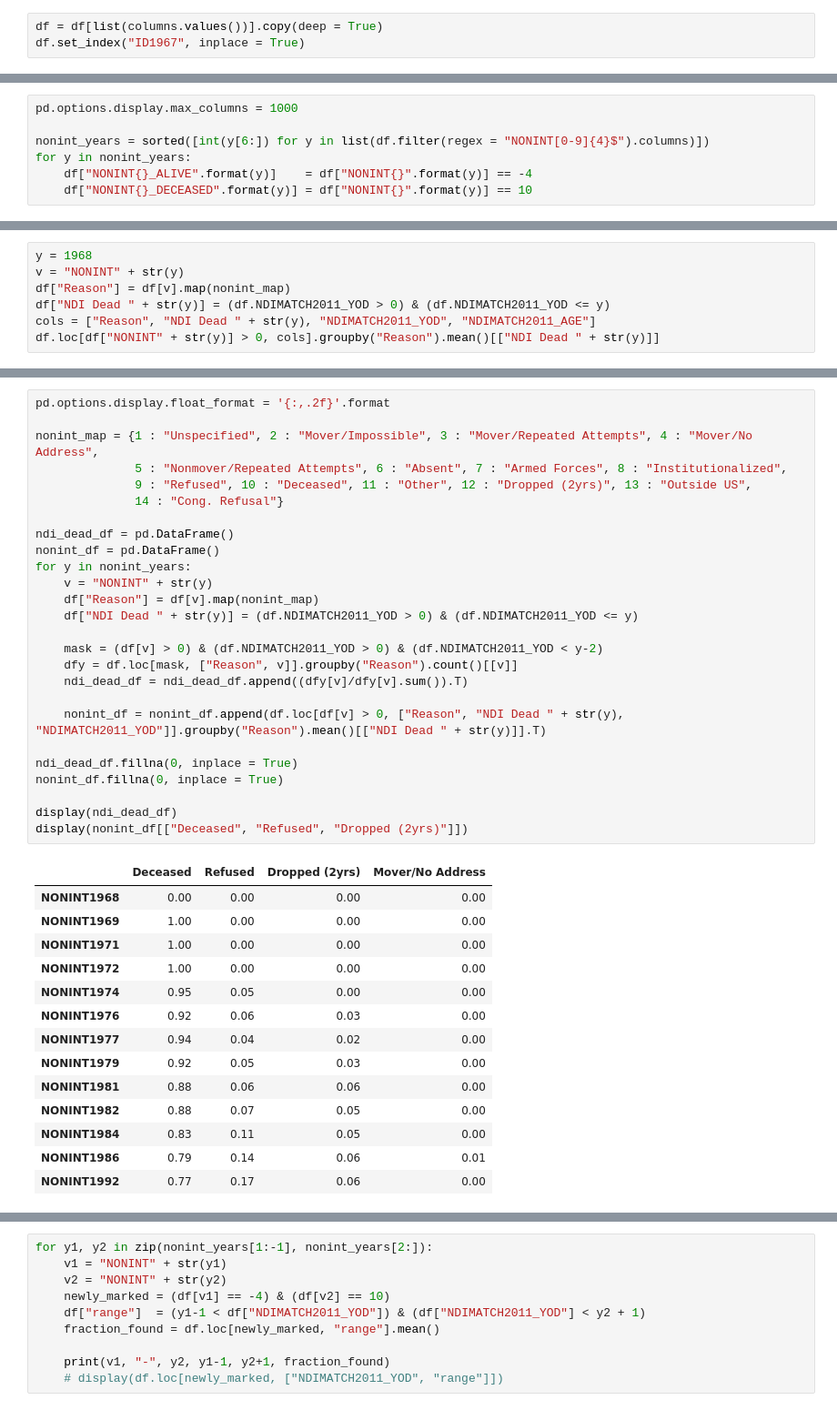
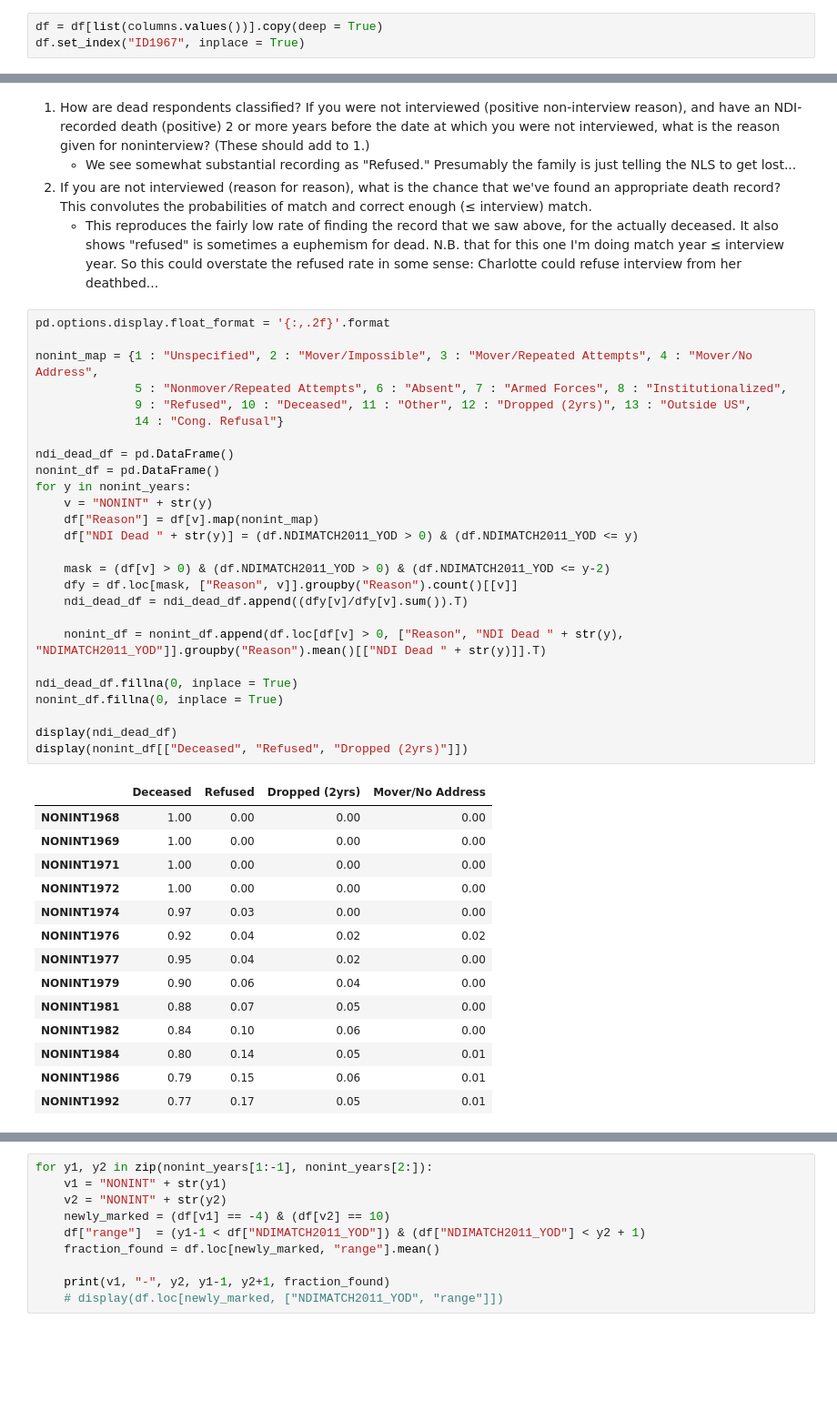
Before and after one commit to JamesSaxon/me2, a Jupyter notebook: data/me_ow.ipynb, the cells around one changed output, grey strips where cells are left out. Shown: that part at 91% size. Drawn from its saved outputs; the diff is of its cells as text; blank space fills up the shorter version.

```diff
--- a/data/me_ow.ipynb
+++ b/data/me_ow.ipynb
@@ -170,10 +194,3 @@ Let's look for three cases:
-# %%
-pd.options.display.max_columns = 1000
-
-nonint_years = sorted([int(y[6:]) for y in list(df.filter(regex = "NONINT[0-9]{4}$").columns)])
-for y in nonint_years:
-    df["NONINT{}_ALIVE".format(y)]    = df["NONINT{}".format(y)] == -4
-    df["NONINT{}_DECEASED".format(y)] = df["NONINT{}".format(y)] == 10
 # %%
 ssa03A, ndi11A, ssa11A = {}, {}, {}
 ssa03D, ndi11D, ssa11D = {}, {}, {}
@@ -213,7 +229,0 @@ pd.DataFrame({"SSA03 I>D"  : ssa03A,  "NDI11 I>D"  : ndi11A,  "SSA11 I>D"  : ssa
-# %%
-y = 1968
-v = "NONINT" + str(y)
-df["Reason"] = df[v].map(nonint_map)
-df["NDI Dead " + str(y)] = (df.NDIMATCH2011_YOD > 0) & (df.NDIMATCH2011_YOD <= y)
-cols = ["Reason", "NDI Dead " + str(y), "NDIMATCH2011_YOD", "NDIMATCH2011_AGE"]
-df.loc[df["NONINT" + str(y)] > 0, cols].groupby("Reason").mean()[["NDI Dead " + str(y)]]
@@ -232,44 +230,49 @@ df.loc[df["NONINT" + str(y)] > 0, cols].groupby("Reason").mean()[["NDI Dead " +
+# %% [markdown]
+1. How are dead respondents classified?  If you were not interviewed (positive non-interview reason), and have an NDI-recorded death (positive) 2 or more years before the date at which you were not interviewed, what is the reason given for noninterview?  (These should add to 1.)
+    * We see somewhat substantial recording as "Refused."  Presumably the family is just telling the NLS to get lost...
+2. If you are not interviewed (reason for reason), what is the chance that we've found an appropriate death record?  This convolutes the probabilities of match and correct enough (≤ interview) match.
+    * This reproduces the fairly low rate of finding the record that we saw above, for the actually deceased.  It also shows "refused" is sometimes a euphemism for dead.  N.B. that for this one I'm doing match year ≤ interview year.  So this could overstate the refused rate in some sense: Charlotte could refuse interview from her deathbed...
 # %%
 pd.options.display.float_format = '{:,.2f}'.format
 
 nonint_map = {1 : "Unspecified", 2 : "Mover/Impossible", 3 : "Mover/Repeated Attempts", 4 : "Mover/No Address",
               5 : "Nonmover/Repeated Attempts", 6 : "Absent", 7 : "Armed Forces", 8 : "Institutionalized",
               9 : "Refused", 10 : "Deceased", 11 : "Other", 12 : "Dropped (2yrs)", 13 : "Outside US",
               14 : "Cong. Refusal"}
 
 ndi_dead_df = pd.DataFrame()
 nonint_df = pd.DataFrame()
 for y in nonint_years:
     v = "NONINT" + str(y)
     df["Reason"] = df[v].map(nonint_map)
     df["NDI Dead " + str(y)] = (df.NDIMATCH2011_YOD > 0) & (df.NDIMATCH2011_YOD <= y)
 
-    mask = (df[v] > 0) & (df.NDIMATCH2011_YOD > 0) & (df.NDIMATCH2011_YOD < y-2)
+    mask = (df[v] > 0) & (df.NDIMATCH2011_YOD > 0) & (df.NDIMATCH2011_YOD <= y-2)
     dfy = df.loc[mask, ["Reason", v]].groupby("Reason").count()[[v]]
     ndi_dead_df = ndi_dead_df.append((dfy[v]/dfy[v].sum()).T)
 
     nonint_df = nonint_df.append(df.loc[df[v] > 0, ["Reason", "NDI Dead " + str(y), "NDIMATCH2011_YOD"]].groupby("Reason").mean()[["NDI Dead " + str(y)]].T)
 
 ndi_dead_df.fillna(0, inplace = True)
 nonint_df.fillna(0, inplace = True)
 
 display(ndi_dead_df)
 display(nonint_df[["Deceased", "Refused", "Dropped (2yrs)"]])
 # %% [output]
 |  | Deceased | Refused | Dropped (2yrs) | Mover/No Address |
-| NONINT1968 | 0.00 | 0.00 | 0.00 | 0.00 |
+| NONINT1968 | 1.00 | 0.00 | 0.00 | 0.00 |
 | NONINT1969 | 1.00 | 0.00 | 0.00 | 0.00 |
 | NONINT1971 | 1.00 | 0.00 | 0.00 | 0.00 |
 | NONINT1972 | 1.00 | 0.00 | 0.00 | 0.00 |
-| NONINT1974 | 0.95 | 0.05 | 0.00 | 0.00 |
-| NONINT1976 | 0.92 | 0.06 | 0.03 | 0.00 |
-| NONINT1977 | 0.94 | 0.04 | 0.02 | 0.00 |
-| NONINT1979 | 0.92 | 0.05 | 0.03 | 0.00 |
-| NONINT1981 | 0.88 | 0.06 | 0.06 | 0.00 |
-| NONINT1982 | 0.88 | 0.07 | 0.05 | 0.00 |
-| NONINT1984 | 0.83 | 0.11 | 0.05 | 0.00 |
-| NONINT1986 | 0.79 | 0.14 | 0.06 | 0.01 |
-| NONINT1992 | 0.77 | 0.17 | 0.06 | 0.00 |
+| NONINT1974 | 0.97 | 0.03 | 0.00 | 0.00 |
+| NONINT1976 | 0.92 | 0.04 | 0.02 | 0.02 |
+| NONINT1977 | 0.95 | 0.04 | 0.02 | 0.00 |
+| NONINT1979 | 0.90 | 0.06 | 0.04 | 0.00 |
+| NONINT1981 | 0.88 | 0.07 | 0.05 | 0.00 |
+| NONINT1982 | 0.84 | 0.10 | 0.06 | 0.00 |
+| NONINT1984 | 0.80 | 0.14 | 0.05 | 0.01 |
+| NONINT1986 | 0.79 | 0.15 | 0.06 | 0.01 |
+| NONINT1992 | 0.77 | 0.17 | 0.05 | 0.01 |
 | Reason | Deceased | Refused | Dropped (2yrs) |
 | NDI Dead 1968 | 0.18 | 0.00 | 0.00 |
 | NDI Dead 1969 | 0.20 | 0.00 | 0.00 |
```
Also changed, not shown: parts of 39 cells of this notebook.
